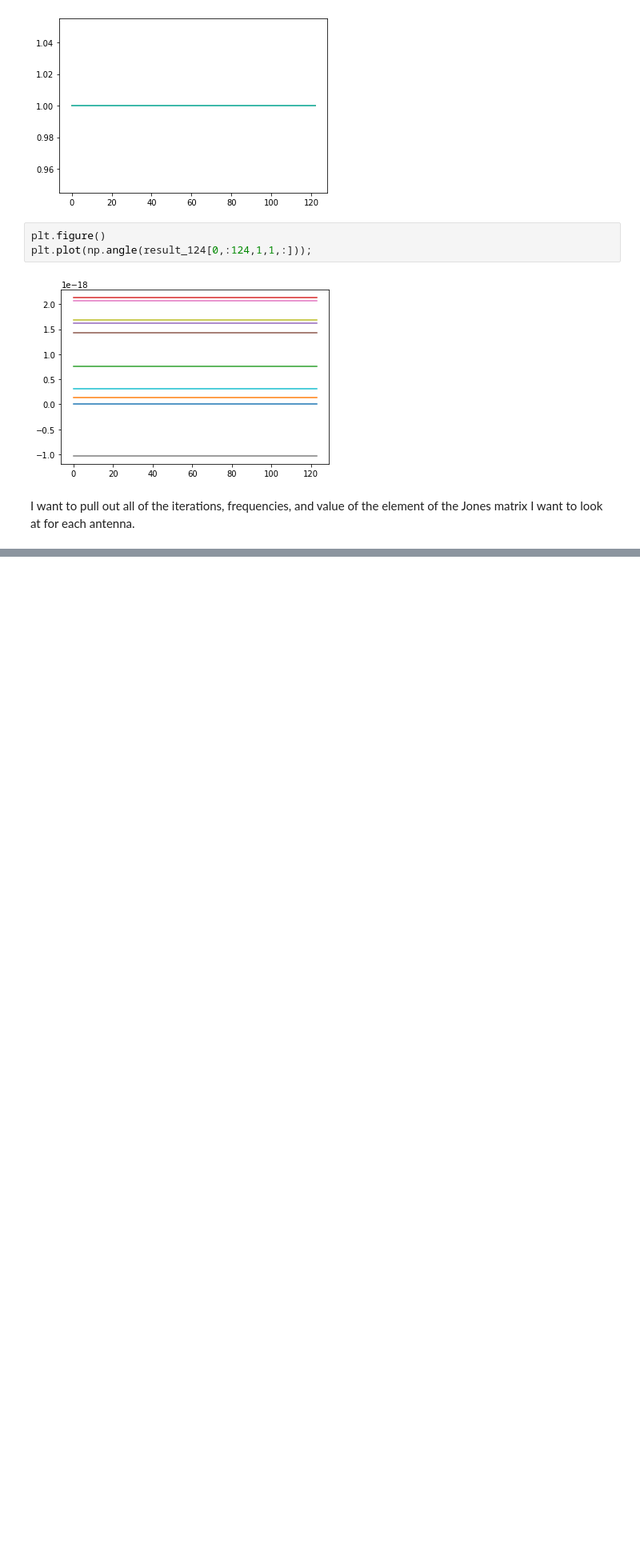
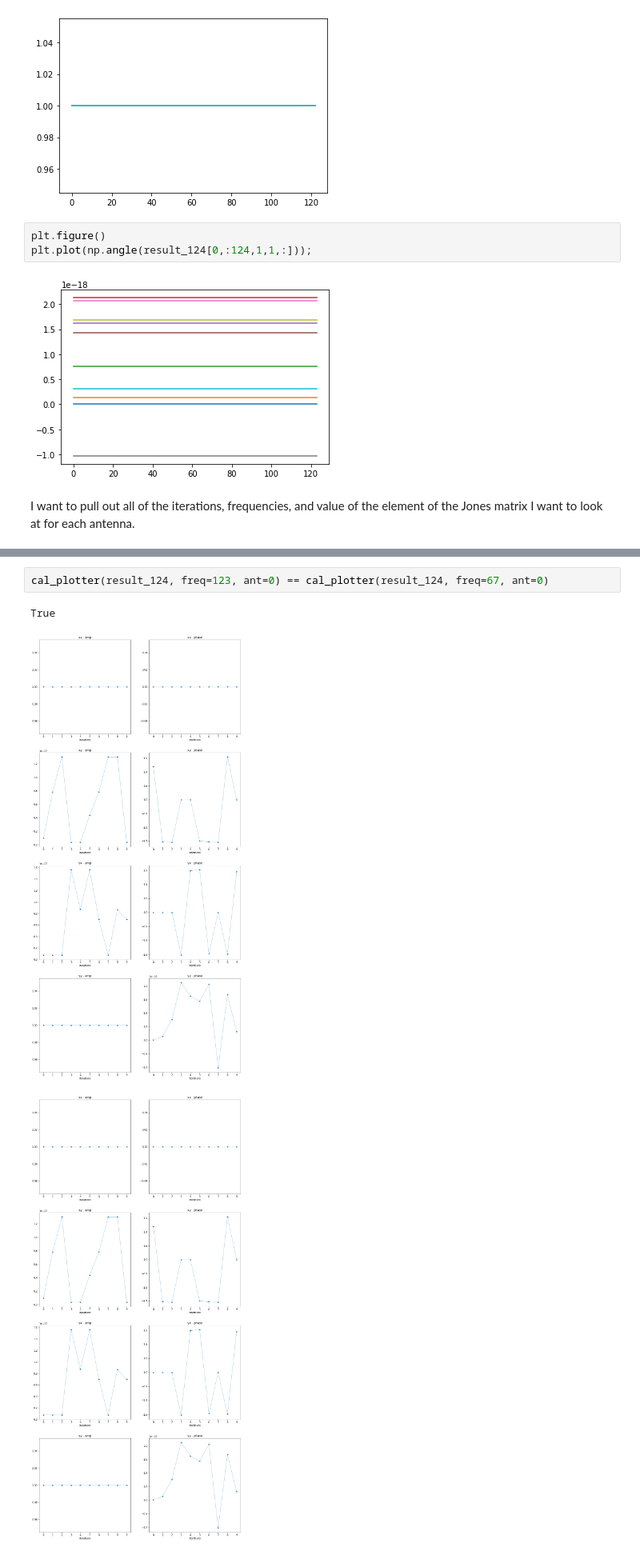
Before and after one commit to UPennEoR/plimpy, a Jupyter notebook: PolarizedCalibration/TestSmirnovCal.ipynb, the cells around one changed output, grey strips where cells are left out. Shown at 80% size. Cells and saved outputs as stored; diff of their text form; blank space fills up the shorter version.

```diff
--- a/PolarizedCalibration/TestSmirnovCal.ipynb
+++ b/PolarizedCalibration/TestSmirnovCal.ipynb
@@ -179,0 +191,6 @@ cal_plotter(result_124, freq=123)
+# %%
+cal_plotter(result_124, freq=123, ant=0) == cal_plotter(result_124, freq=67, ant=0)
+# %% [output]
+True
+[figure, added]
+[figure, added]
```
Also changed, not shown: parts of 5 cells of this notebook.
